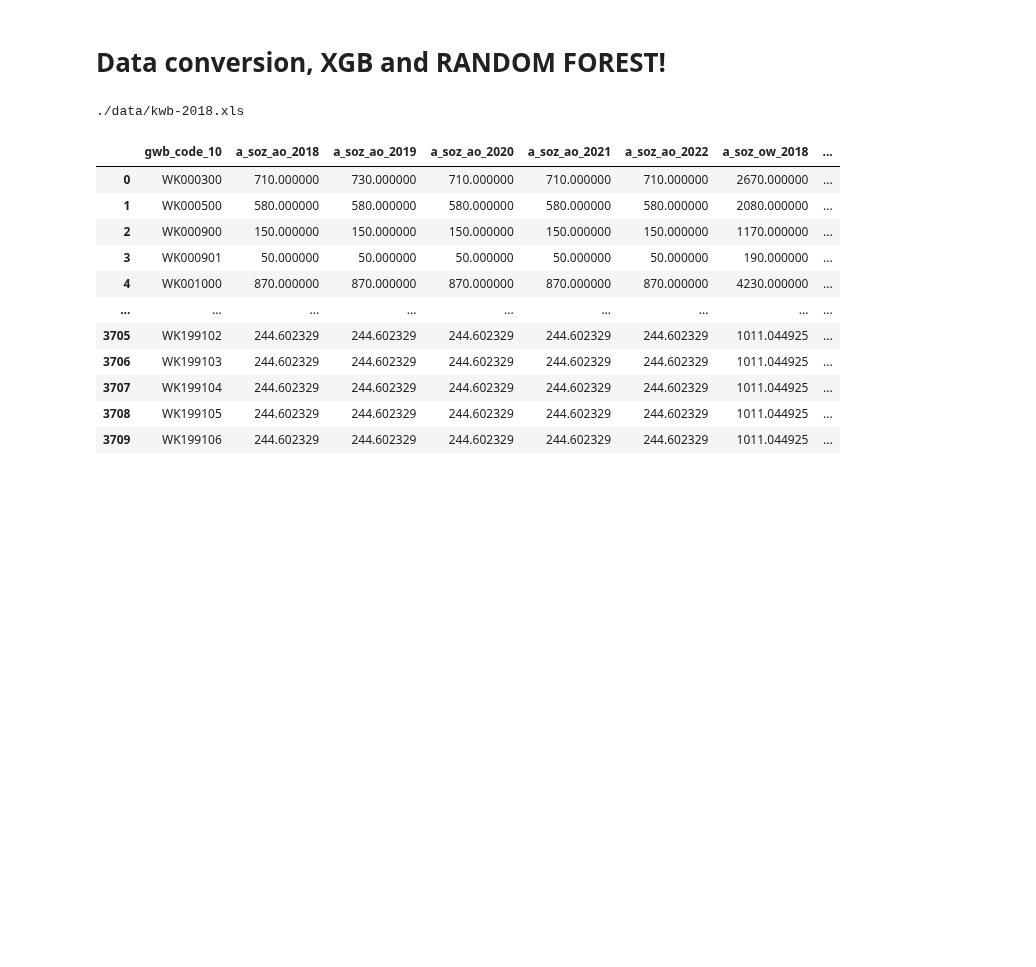
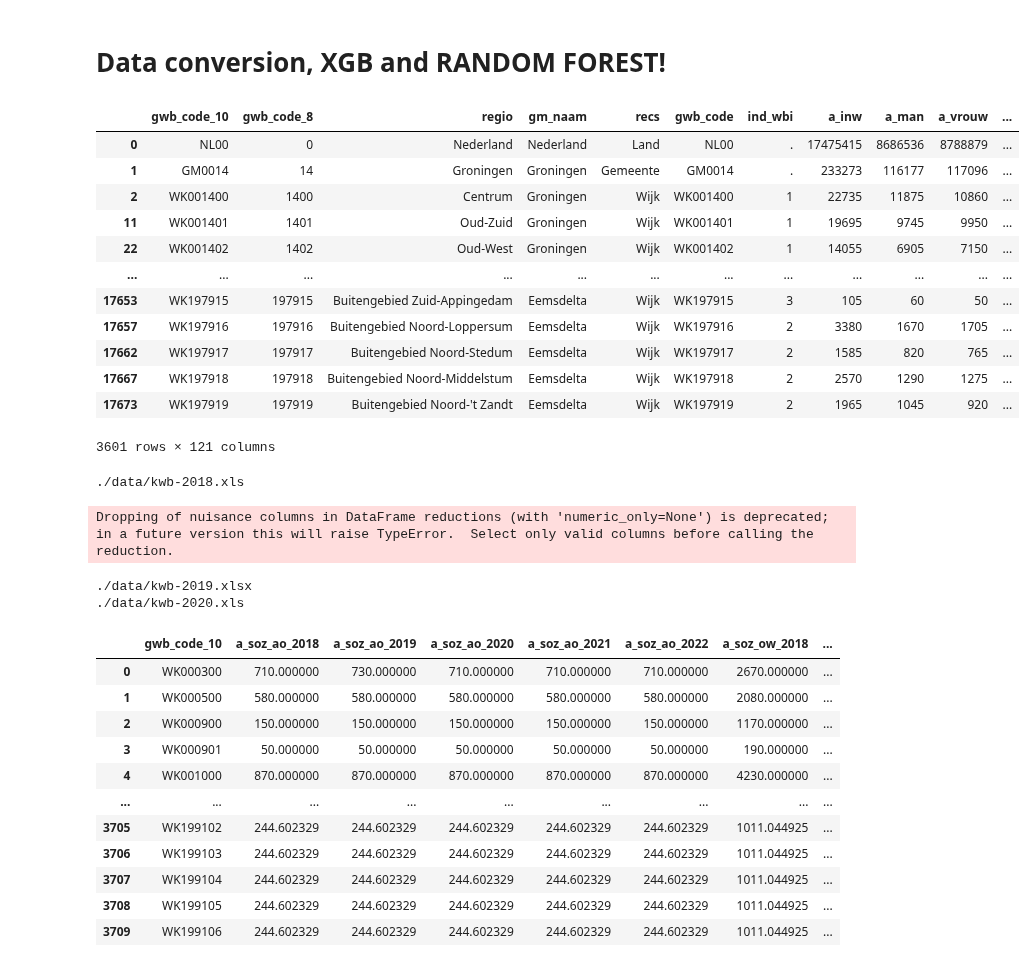
Before and after one commit to semkjaer/capybara1.0, a Jupyter notebook: pred_xg.ipynb, the cells around one changed output. Cells and saved outputs as stored; diff of their text form; code cells hidden in the pictures; blank space fills up the shorter version.

```diff
--- a/pred_xg.ipynb
+++ b/pred_xg.ipynb
@@ -1,3 +1,59 @@
 # %% [markdown]
 # Data conversion, XGB and RANDOM FOREST!
+# %%
+# Gewoon alle code runnen, dan krijg je een file met alle predictions, je moet zorgen dat je de zorg21  en zorg 22  datasets hebt, en alle kwb files van 2018-2022
+import pandas as pd
+import xgboost as xgb
+import numpy as np
+from sklearn.model_selection import train_test_split
+from sklearn.metrics import mean_squared_error, r2_score
+from IPython.display import display
+
+kwb_21 = pd.read_excel('./data/kwb-2021.xls')
+kwb_22 = pd.read_excel('./data/kwb-2022.xls')
+zorg21 = pd.read_csv('./data/85075NED_UntypedDataSet_15062023_115649.csv', delimiter=';')
+zorg22 = pd.read_csv('./data/85335NED_UntypedDataSet_15062023_115413.csv', delimiter=';')
+
+kwb_21['a_00_24'] = kwb_21['a_00_14'] + kwb_21['a_15_24']
+kwb_22['a_00_24'] = kwb_22['a_00_14'] + kwb_22['a_15_24']
+
+#  The zorg set has a column namen 'VormenVanJeugdzorg' that contains different types of jeugdzorg. We only want the total jeugdzorg so we are filtering the data where this column is equal to 'T001203'
+zorg21 = zorg21[zorg21['VormenVanJeugdzorg'] == 'T001203']
+zorg22 = zorg22[zorg22['VormenVanJeugdzorg'] == 'T001203']
+
+zorg21['Wijken'] = zorg21['Wijken'].str.strip()  # Removing leading/trailing whitespaces
+kwb_21['gwb_code_10'] = kwb_21['gwb_code_10'].str.strip()
+zorg22['Wijken'] = zorg22['Wijken'].str.strip()
+kwb_22['gwb_code_10'] = kwb_22['gwb_code_10'].str.strip()
+kwb_21 = kwb_21[kwb_21['gwb_code_10'].str[:2] != 'BU']
+kwb_22 = kwb_22[kwb_22['gwb_code_10'].str[:2] != 'BU']
+
+# now adding this new column 'a_00_24' to the zorg datasets respectively by merging on the 'gwb_code_10' column for kwb and on the 'Wijken' column for zorg
+zorg21 = zorg21.merge(kwb_21[['gwb_code_10', 'a_00_24']], left_on='Wijken', right_on='gwb_code_10', how='left')
+zorg22 = zorg22.merge(kwb_22[['gwb_code_10', 'a_00_24']], left_on='Wijken', right_on='gwb_code_10', how='left')
+
+# now we can calculate the percentage of youth till 24 in the total population by dividing the column 'a_00_24' by the column 'TotaalJongerenMetJeugdzorgInNatura_1' that is present in the zorg datasets
+# we are adding a new column named 'p_jz_tn' to the zorg datasets
+
+zorg21['TotaalJongerenMetJeugdzorgInNatura_1'] = pd.to_numeric(zorg21['TotaalJongerenMetJeugdzorgInNatura_1'], errors='coerce')
+zorg22['TotaalJongerenMetJeugdzorgInNatura_1'] = pd.to_numeric(zorg22['TotaalJongerenMetJeugdzorgInNatura_1'], errors='coerce')
+zorg21['TotaalJongerenMetJeugdzorgInNatura_1'] = zorg21['TotaalJongerenMetJeugdzorgInNatura_1'].astype(float)
+zorg22['TotaalJongerenMetJeugdzorgInNatura_1'] = zorg22['TotaalJongerenMetJeugdzorgInNatura_1'].astype(float)
+
+zorg21['p_jz_tn'] = (zorg21['TotaalJongerenMetJeugdzorgInNatura_1'] / zorg21['a_00_24'])*100
+zorg22['p_jz_tn'] = (zorg22['TotaalJongerenMetJeugdzorgInNatura_1'] / zorg22['a_00_24'])*100
+# %% [output]
+|  | gwb_code_10 | gwb_code_8 | regio | gm_naam | recs | gwb_code | ind_wbi | a_inw | a_man | a_vrouw | ... |
+| 0 | NL00 | 0 | Nederland | Nederland | Land | NL00 | . | 17475415 | 8686536 | 8788879 | ... |
+| 1 | GM0014 | 14 | Groningen | Groningen | Gemeente | GM0014 | . | 233273 | 116177 | 117096 | ... |
+| 2 | WK001400 | 1400 | Centrum | Groningen | Wijk | WK001400 | 1 | 22735 | 11875 | 10860 | ... |
+| 11 | WK001401 | 1401 | Oud-Zuid | Groningen | Wijk | WK001401 | 1 | 19695 | 9745 | 9950 | ... |
+| 22 | WK001402 | 1402 | Oud-West | Groningen | Wijk | WK001402 | 1 | 14055 | 6905 | 7150 | ... |
+| ... | ... | ... | ... | ... | ... | ... | ... | ... | ... | ... | ... |
+| 17653 | WK197915 | 197915 | Buitengebied Zuid-Appingedam | Eemsdelta | Wijk | WK197915 | 3 | 105 | 60 | 50 | ... |
+| 17657 | WK197916 | 197916 | Buitengebied Noord-Loppersum | Eemsdelta | Wijk | WK197916 | 2 | 3380 | 1670 | 1705 | ... |
+| 17662 | WK197917 | 197917 | Buitengebied Noord-Stedum | Eemsdelta | Wijk | WK197917 | 2 | 1585 | 820 | 765 | ... |
+| 17667 | WK197918 | 197918 | Buitengebied Noord-Middelstum | Eemsdelta | Wijk | WK197918 | 2 | 2570 | 1290 | 1275 | ... |
+| 17673 | WK197919 | 197919 | Buitengebied Noord-'t Zandt | Eemsdelta | Wijk | WK197919 | 2 | 1965 | 1045 | 920 | ... |
+3601 rows × 121 columns
 # %%
@@ -88,4 +131,7 @@ for i in range(len(dflist)):
         dfs = pd.merge(dfs, df, on='gwb_code_10', how='outer')
 # %% [output]
 ./data/kwb-2018.xls
+Dropping of nuisance columns in DataFrame reductions (with 'numeric_only=None') is deprecated; in a future version this will raise TypeError.  Select only valid columns before calling the reduction.
+./data/kwb-2019.xlsx
+./data/kwb-2020.xls
 # %%
```
Also changed, not shown: parts of 7 cells of this notebook, 2 other files.
